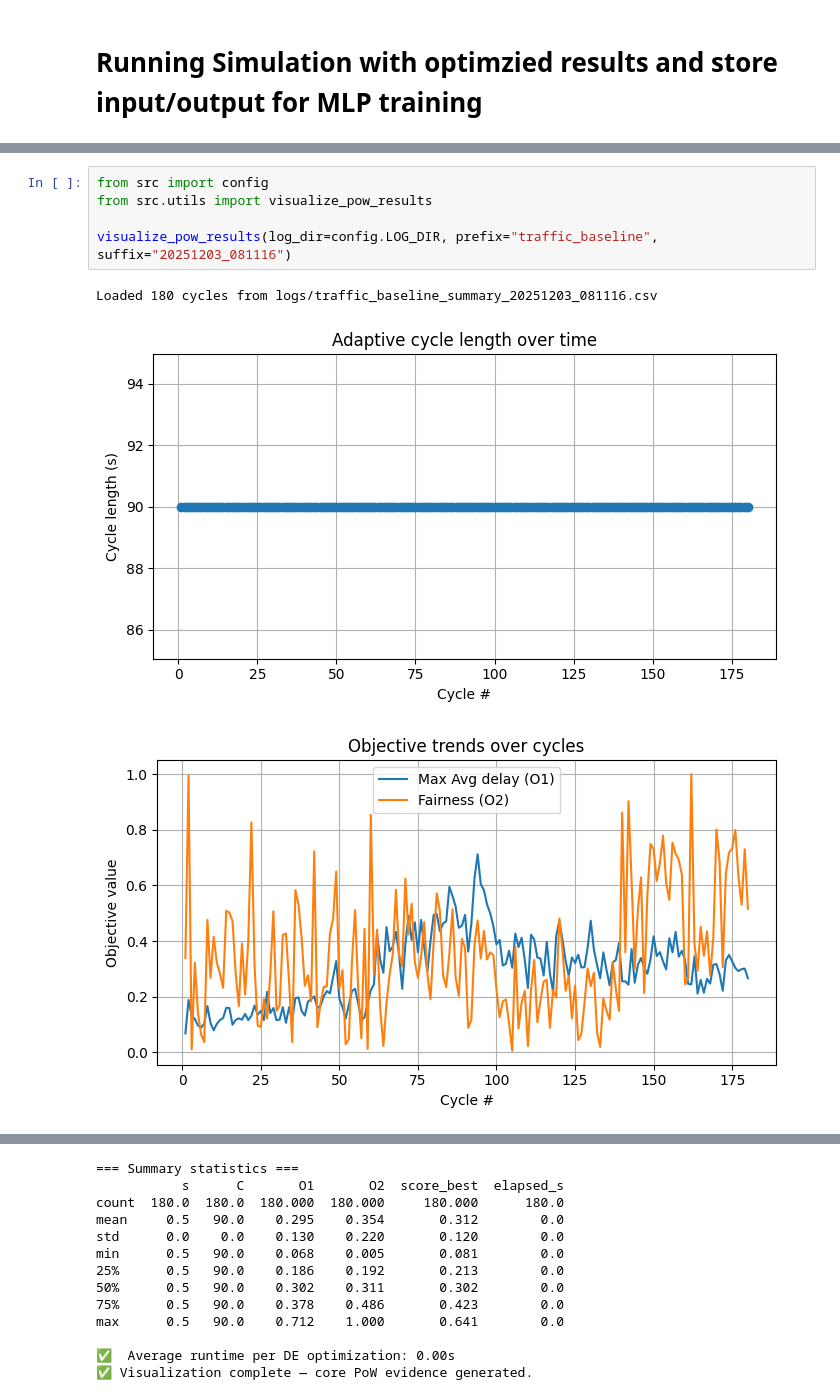
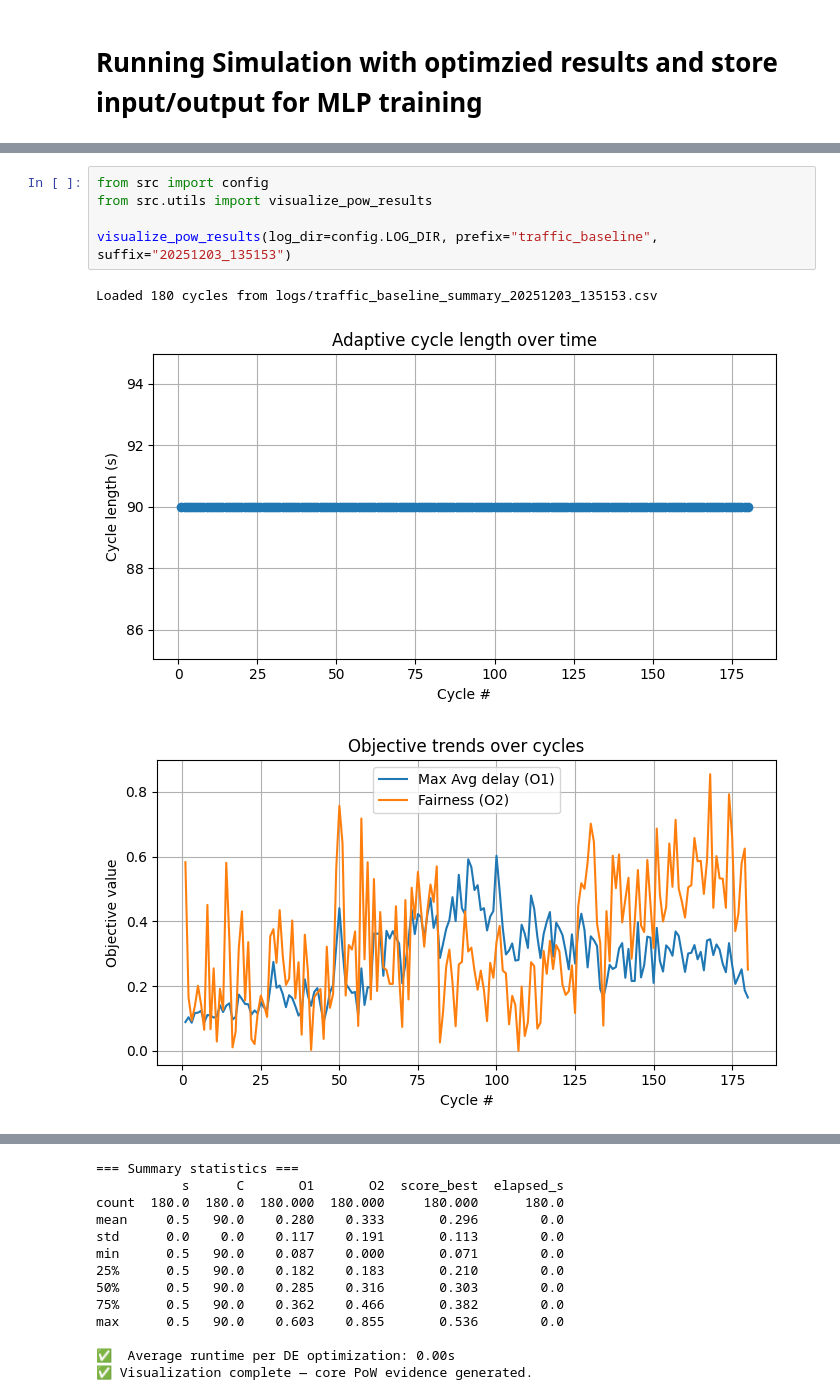
Before and after one commit to Kaos1105/EA_traffic_control, a Jupyter notebook: controller.ipynb, the cells around one changed output, grey strips where cells are left out. Cells and saved outputs as stored; diff of their text form.

```diff
--- a/controller.ipynb
+++ b/controller.ipynb
@@ -123,9 +251,9 @@ Time passed at cycle 181: 16201.0s.
 # %%
 from src import config
 from src.utils import visualize_pow_results
 
-visualize_pow_results(log_dir=config.LOG_DIR, prefix="traffic_baseline", suffix="20251203_081116")
+visualize_pow_results(log_dir=config.LOG_DIR, prefix="traffic_baseline", suffix="20251203_135153")
 # %% [output]
-Loaded 180 cycles from logs/traffic_baseline_summary_20251203_081116.csv
+Loaded 180 cycles from logs/traffic_baseline_summary_20251203_135153.csv
 [figure]
-[figure, old version]
+[figure, new version]
@@ -134,13 +262,13 @@ Loaded 180 cycles from logs/traffic_baseline_summary_20251203_081116.csv
 === Summary statistics ===
            s      C       O1       O2  score_best  elapsed_s
 count  180.0  180.0  180.000  180.000     180.000      180.0
-mean     0.5   90.0    0.295    0.354       0.312        0.0
-std      0.0    0.0    0.130    0.220       0.120        0.0
-min      0.5   90.0    0.068    0.005       0.081        0.0
-25%      0.5   90.0    0.186    0.192       0.213        0.0
-50%      0.5   90.0    0.302    0.311       0.302        0.0
-75%      0.5   90.0    0.378    0.486       0.423        0.0
-max      0.5   90.0    0.712    1.000       0.641        0.0
+mean     0.5   90.0    0.280    0.333       0.296        0.0
+std      0.0    0.0    0.117    0.191       0.113        0.0
+min      0.5   90.0    0.087    0.000       0.071        0.0
+25%      0.5   90.0    0.182    0.183       0.210        0.0
+50%      0.5   90.0    0.285    0.316       0.303        0.0
+75%      0.5   90.0    0.362    0.466       0.382        0.0
+max      0.5   90.0    0.603    0.855       0.536        0.0
 
 ✅  Average runtime per DE optimization: 0.00s
 ✅ Visualization complete — core PoW evidence generated.
```
Also changed, not shown: parts of 7 cells of this notebook, 5 other files.
